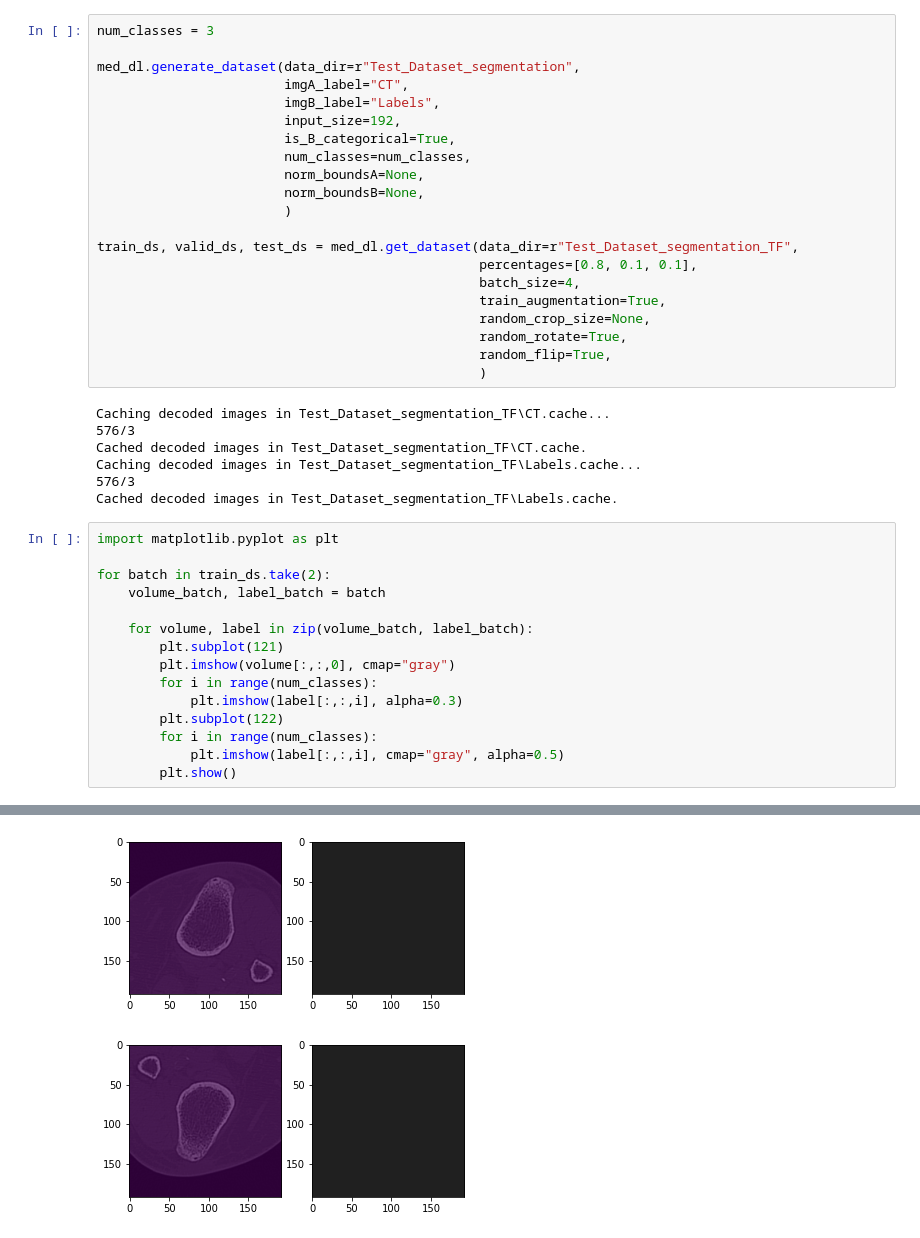
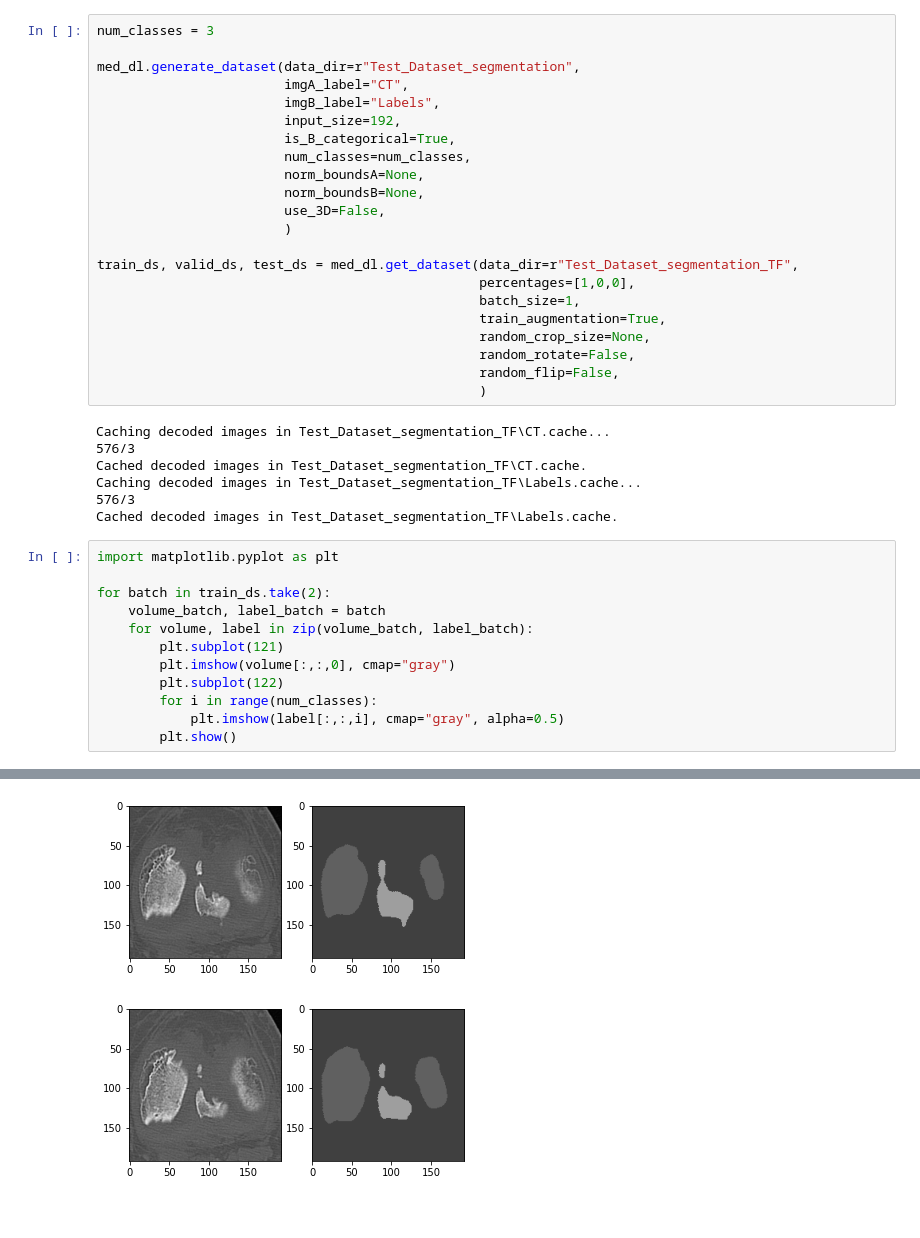
Before and after one commit to mrossi93/med_dataloader, a Jupyter notebook: examples/basic_usage_segmentation.ipynb, the cells around one changed output, grey strips where cells are left out. Drawn from its saved outputs; the diff is of its cells as text.

```diff
--- a/examples/basic_usage_segmentation.ipynb
+++ b/examples/basic_usage_segmentation.ipynb
@@ -24,15 +18,16 @@ med_dl.generate_dataset(data_dir=r"Test_Dataset_segmentation",
                         num_classes=num_classes,
                         norm_boundsA=None,
                         norm_boundsB=None,
+                        use_3D=False,
                         )
 
 train_ds, valid_ds, test_ds = med_dl.get_dataset(data_dir=r"Test_Dataset_segmentation_TF",
-                                                 percentages=[0.8, 0.1, 0.1],
-                                                 batch_size=4,
+                                                 percentages=[1,0,0],
+                                                 batch_size=1,
                                                  train_augmentation=True,
                                                  random_crop_size=None,
-                                                 random_rotate=True,
-                                                 random_flip=True,
+                                                 random_rotate=False,
+                                                 random_flip=False,
                                                  )
 # %% [output]
 Caching decoded images in Test_Dataset_segmentation_TF\CT.cache...
@@ -46,12 +41,9 @@ import matplotlib.pyplot as plt
 
 for batch in train_ds.take(2):
     volume_batch, label_batch = batch
-
     for volume, label in zip(volume_batch, label_batch):
         plt.subplot(121)
         plt.imshow(volume[:,:,0], cmap="gray")
-        for i in range(num_classes):
-            plt.imshow(label[:,:,i], alpha=0.3)
         plt.subplot(122)
         for i in range(num_classes):
             plt.imshow(label[:,:,i], cmap="gray", alpha=0.5)
@@ -61,2 +53,2 @@ for batch in train_ds.take(2):
-[figure, old version]
+[figure, new version]
-[figure, old version]
+[figure, new version]
```
Also changed, not shown: parts of 2 cells of this notebook, 2 other files.
